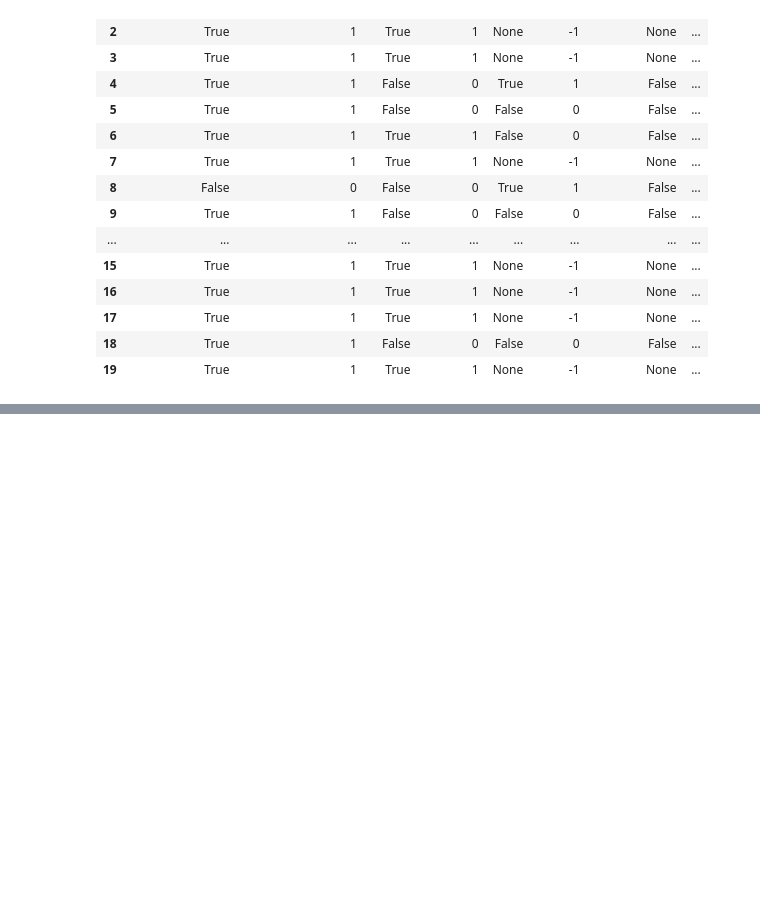
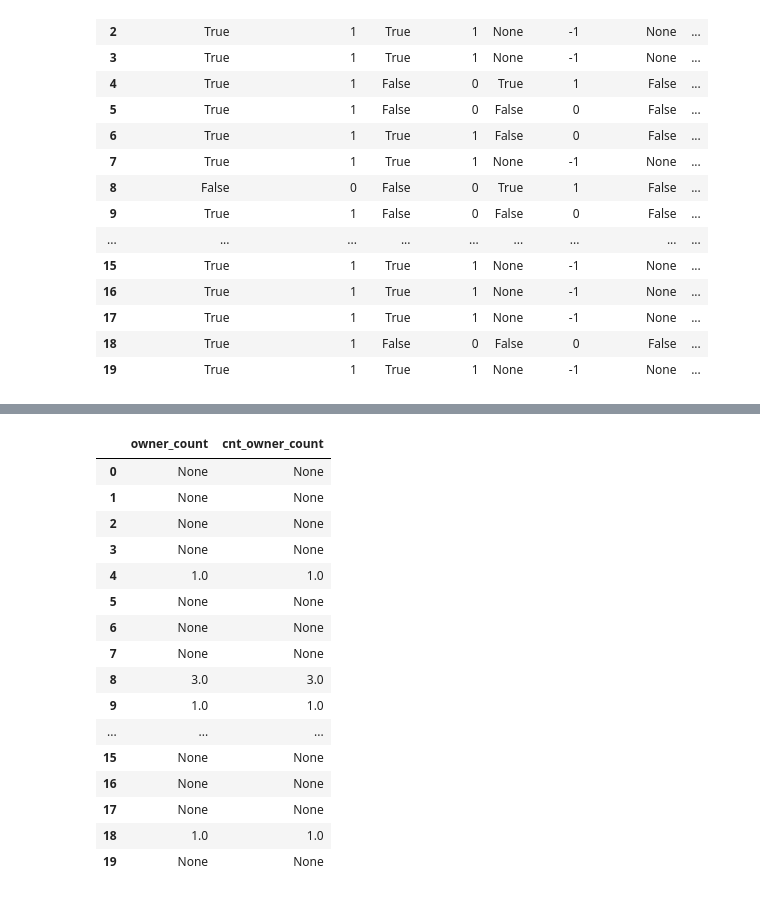
Before and after one commit to DataCrane/cars_spark, a Jupyter notebook: Cars_prices.ipynb, the cells around one changed output, grey strips where cells are left out. Cells and saved outputs as stored; diff of their text form; code cells hidden in the pictures; blank space fills up the shorter version.

```diff
--- a/Cars_prices.ipynb
+++ b/Cars_prices.ipynb
@@ -395,0 +353,38 @@ https://stackoverflow.com/questions/32571348/getting-only-the-first-number-from-
+# %%
+# get engine configuration
+col = 'engine_cylinders'
+ext_name = "config_{}".format(col)
+parDF = parDF.withColumn(ext_name, F.regexp_extract('{}'.format(col), '(?=^.\d$).|(?=^.\d\d$).' , 0))
+
+check('config_', ['engine_cylinders'])
+
+if ext_name not in ext_v:
+    ext_v.append(ext_name)
+# %%
+# get owner count
+col = 'owner_count'
+ext_name="cnt_{}".format(col)
+parDF = parDF.withColumn(ext_name, F.regexp_extract('{}'.format(col), '^\d(?:\d)?\.\d$' , 0))
+
+if ext_name not in ext_v:
+    ext_v.append(ext_name)
+
+check('cnt_', ['owner_count'])
+# %% [output]
+|  | owner_count | cnt_owner_count |
+| 0 | None | None |
+| 1 | None | None |
+| 2 | None | None |
+| 3 | None | None |
+| 4 | 1.0 | 1.0 |
+| 5 | None | None |
+| 6 | None | None |
+| 7 | None | None |
+| 8 | 3.0 | 3.0 |
+| 9 | 1.0 | 1.0 |
+| ... | ... | ... |
+| 15 | None | None |
+| 16 | None | None |
+| 17 | None | None |
+| 18 | 1.0 | 1.0 |
+| 19 | None | None |
```
Also changed, not shown: parts of 38 cells of this notebook, 1 other file.
